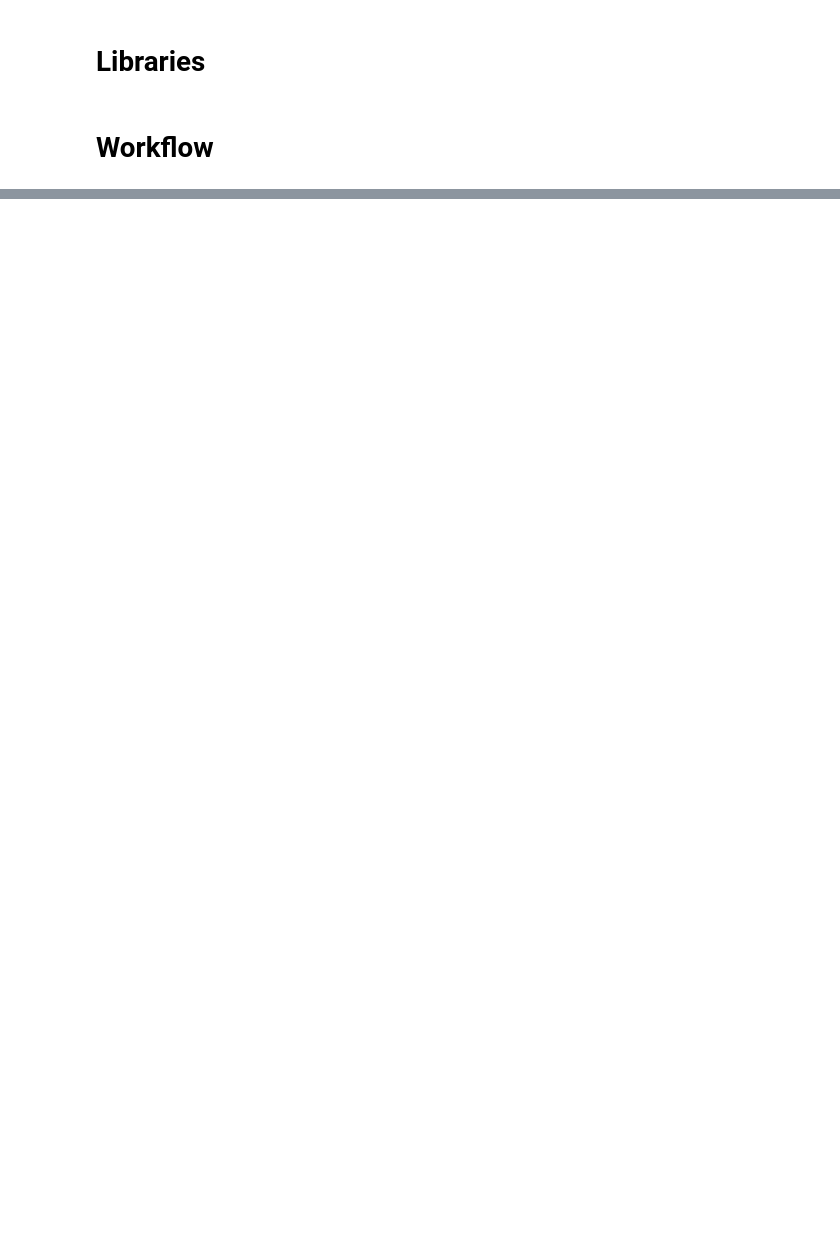
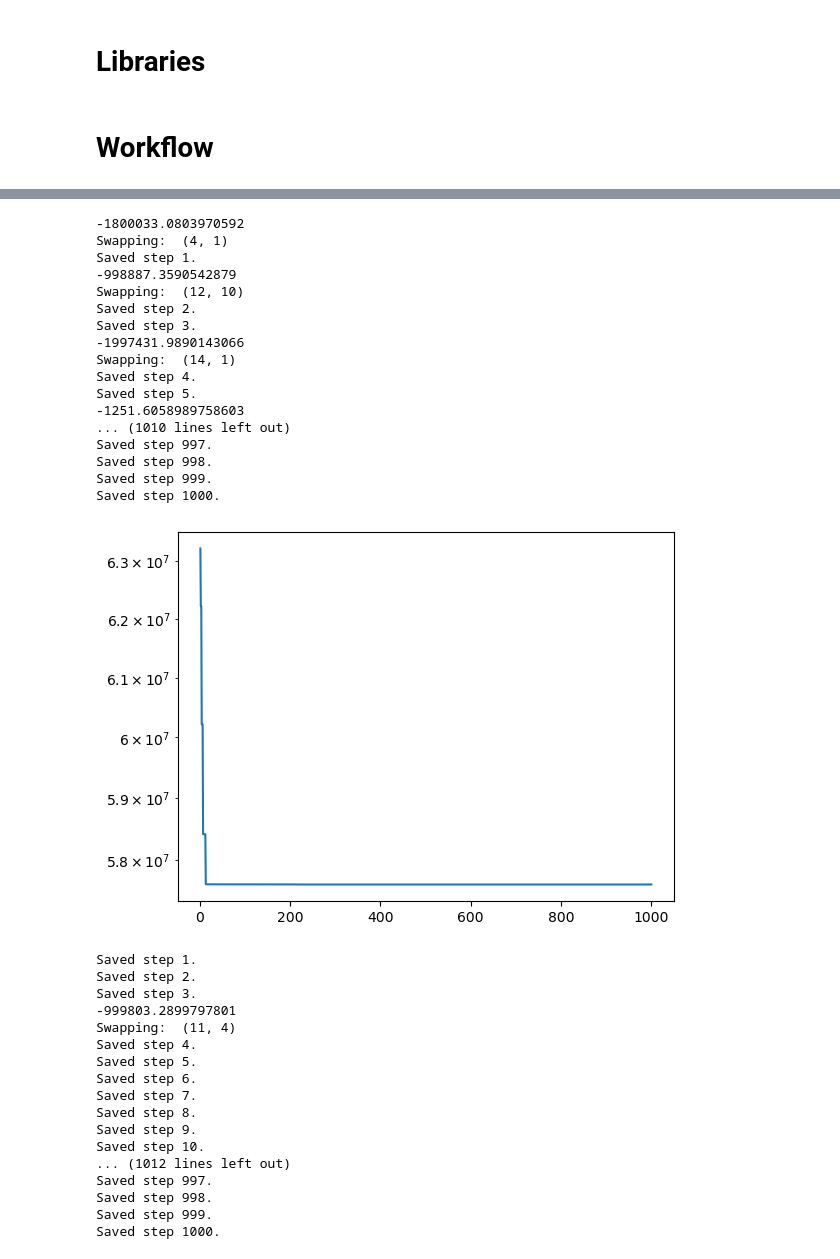
Before and after one commit to sswtmshr/diffusion-multiple-position-selection, a Jupyter notebook: alloy-select.ipynb, the cells around one changed output, grey strips where cells are left out. Saved outputs shown, nothing was run; the diff lists cells and outputs as text; code cells hidden in the pictures; blank space fills up the shorter version.

```diff
--- a/alloy-select.ipynb
+++ b/alloy-select.ipynb
@@ -329,12 +444,12 @@ plot_hexagonal_grid_with_neighbors(points_with_neighbors, q=q_choice, r=r_choice
 # %%
 # Test functions
-N=8;N_alloys = N
-lattice = initialize_lattice(N, N_alloys)
+N=31;N_alloys = N
+lattice,radius = initialize_lattice(N, N_alloys)
 print(len(lattice))
-plot_hexagonal_grid_with_neighbors(lattice, 0,0)
+plot_hexagonal_grid_with_neighbors(lattice,radius, 0,0)
 current_energy = calculate_energy(lattice)
 print(current_energy)
-for i in range(100):
+for i in range(10):
     deltaE,current_energy = metropolis_step(lattice, kB=1, T=1, current_energy=current_energy)
-plot_hexagonal_grid_with_neighbors(lattice, 0,0)
+plot_hexagonal_grid_with_neighbors(lattice,radius, 0,0)
 print(current_energy)
@@ -366,0 +474,5 @@ plot_hexagonal_grid_with_neighbors(lattices[-1])
+# %%
+N=31;N_alloys = N
+lattice,radius = initialize_lattice(N, N_alloys)
+print(len(lattice),radius)
+plot_hexagonal_grid_with_neighbors(lattice,radius, 0,0)
@@ -366,0 +483,15 @@ plot_hexagonal_grid_with_neighbors(lattices[-1])
+# %%
+init_E = calculate_energy(lattice)
+print(init_E)
+current_energy = init_E
+
+for i in range(10000):
+    deltaE,current_energy = metropolis_step(lattice, kB=1, T=1, current_energy=current_energy)
+plot_hexagonal_grid_with_neighbors(lattice,radius, 0,0)
+print(current_energy)
+print(current_energy-init_E)
+# %%
+beta=1 ;N=31
+filename = "%0.2f-N%d-opt.sqlite" %(beta,N)
+run_simulation(lattice, radius, T=10, kB=1, steps=1000, save_interval=1, chunk_size=1, simulation_state_file=filename)
+loaded_steps, lattices, energies = load_simulation_data_sqlite(db_file=filename)
@@ -366,0 +508,50 @@ plot_hexagonal_grid_with_neighbors(lattices[-1])
+# %%
+rand_E = np.zeros((10,1000))
+
+for i in range(10):
+    N=31;N_alloys = N; beta = 1
+    lattice,radius = initialize_lattice(N, N_alloys)
+    lattice = custom_init(lattice)
+    filename = "%0.2f-N%d-opt-%d.sqlite" %(beta,N,i)
+    run_simulation(lattice, radius, T=10, kB=1, steps=1000, save_interval=1, chunk_size=1, simulation_state_file=filename)
+    loaded_steps, lattices, energies = load_simulation_data_sqlite(db_file=filename)
+    plt.plot(loaded_steps,energies)
+    plt.yscale('log')
+    plt.show()
+    rand_E[i] = energies
+# %% [output]
+-1800033.0803970592
+Swapping:  (4, 1)
+Saved step 1.
+-998887.3590542879
+Swapping:  (12, 10)
+Saved step 2.
+Saved step 3.
+-1997431.9890143066
+Swapping:  (14, 1)
+Saved step 4.
+Saved step 5.
+-1251.6058989758603
+... (1010 lines left out)
+Saved step 997.
+Saved step 998.
+Saved step 999.
+Saved step 1000.
+[figure, added]
+Saved step 1.
+Saved step 2.
+Saved step 3.
+-999803.2899797801
+Swapping:  (11, 4)
+Saved step 4.
+Saved step 5.
+Saved step 6.
+Saved step 7.
+Saved step 8.
+Saved step 9.
+Saved step 10.
+... (1012 lines left out)
+Saved step 997.
+Saved step 998.
+Saved step 999.
+Saved step 1000.
```
Also changed, not shown: parts of 14 cells of this notebook, 13 other files.
